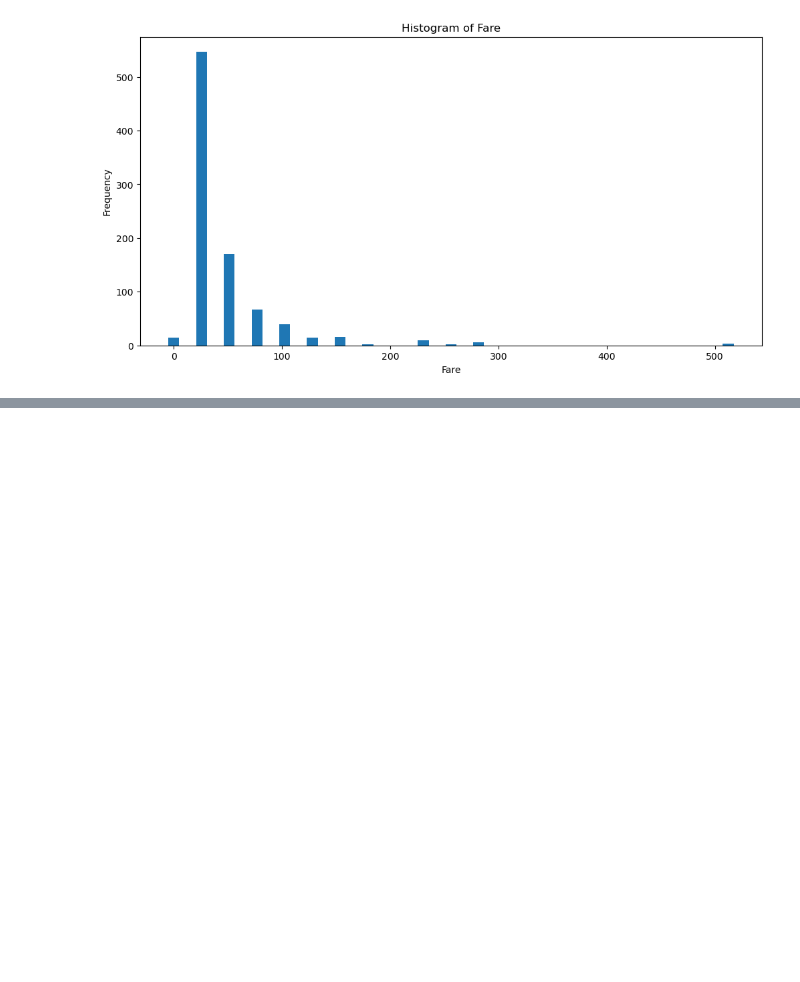
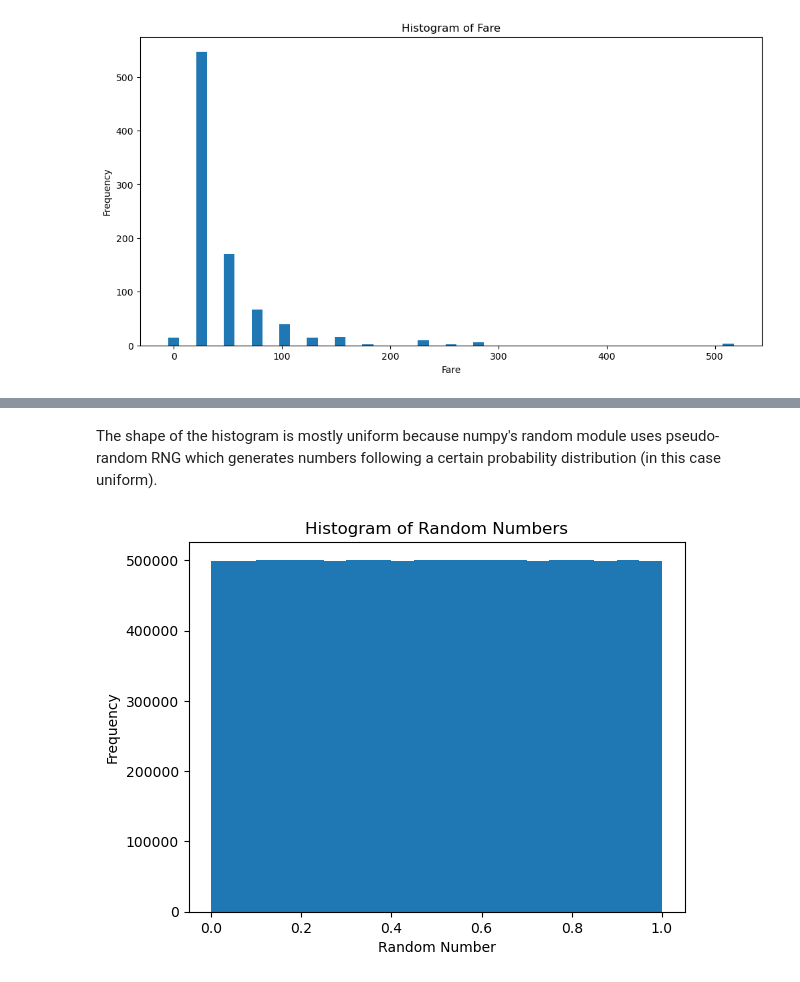
Before and after one commit to erdemhalil/DIT863-SMDS, a Jupyter notebook: Assignment 1/a1.ipynb, the cells around one changed output, grey strips where cells are left out. Saved outputs shown, nothing was run; the diff lists cells and outputs as text; code cells hidden in the pictures; blank space fills up the shorter version.

```diff
--- a/Assignment 1/a1.ipynb
+++ b/Assignment 1/a1.ipynb
@@ -226,0 +241,13 @@ assert quantile(titanic_data, 0.9, 'Fare') == np.quantile(titanic_data['Fare'],
+# %% [markdown]
+The shape of the histogram is mostly uniform because numpy's random module uses pseudo-random RNG which generates numbers following a certain probability distribution (in this case uniform).
+# %%
+# Increase the number of generated values
+random_numbers = np.random.rand(10000000)
+
+plt.hist(random_numbers, bins=20)
+plt.title('Histogram of Random Numbers')
+plt.xlabel('Random Number')
+plt.ylabel('Frequency')
+plt.show()
+# %% [output]
+[figure, added]
```
Also changed, not shown: parts of 22 cells of this notebook.
